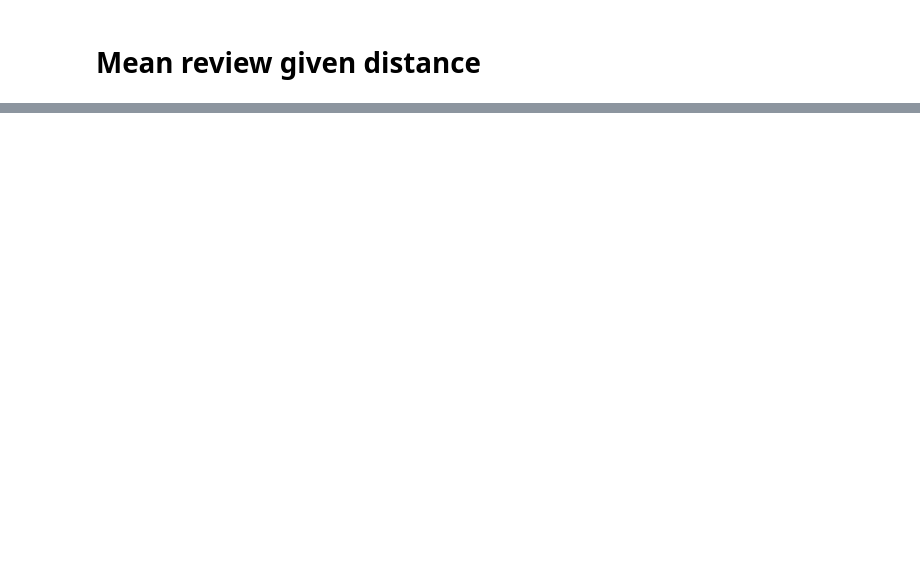
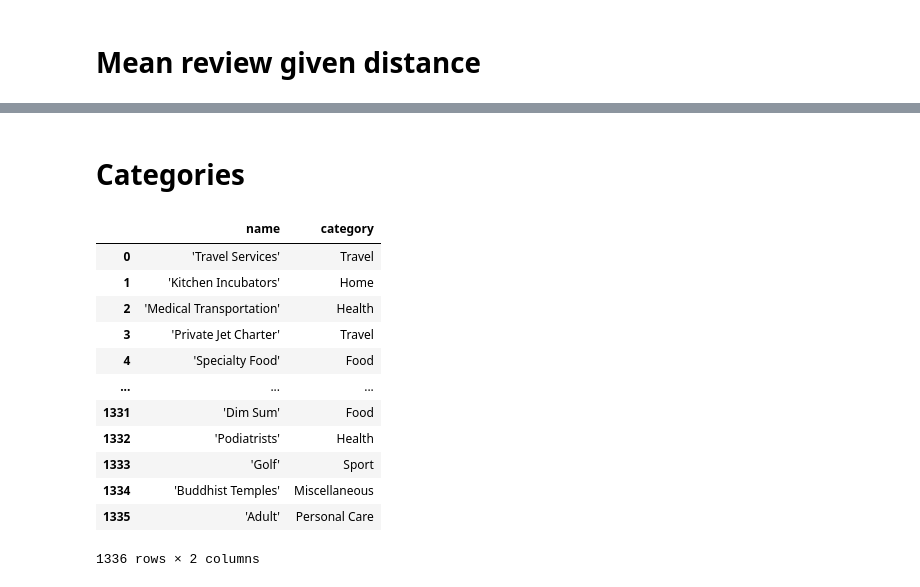
Before and after one commit to epfl-ada/ada-2020-project-milestone-p3-p3_kergagnant, a Jupyter notebook: P4_partA_Analysis_Paul.ipynb, the cells around one changed output, grey strips where cells are left out. Saved outputs shown, nothing was run; the diff lists cells and outputs as text; code cells hidden in the pictures; blank space fills up the shorter version.

Commit message:
Category

```diff
--- a/P4_partA_Analysis_Paul.ipynb
+++ b/P4_partA_Analysis_Paul.ipynb
@@ -257,0 +252,22 @@ Text(0.5, 1.0, 'Probability to go to Good Rated (stars >= 5) Place Depending on
+# %% [markdown]
+# Categories
+# %%
+df_categories = pd.read_csv('name_category.csv')
+# %%
+df_categories.drop('Unnamed: 0', axis=1, inplace=True)
+# %%
+df_categories
+# %% [output]
+|  | name | category |
+| 0 | 'Travel Services' | Travel |
+| 1 | 'Kitchen Incubators' | Home |
+| 2 | 'Medical Transportation' | Health |
+| 3 | 'Private Jet Charter' | Travel |
+| 4 | 'Specialty Food' | Food |
+| ... | ... | ... |
+| 1331 | 'Dim Sum' | Food |
+| 1332 | 'Podiatrists' | Health |
+| 1333 | 'Golf' | Sport |
+| 1334 | 'Buddhist Temples' | Miscellaneous |
+| 1335 | 'Adult' | Personal Care |
+1336 rows × 2 columns
```
Also changed, not shown: parts of 10 cells of this notebook, 2 other files.
